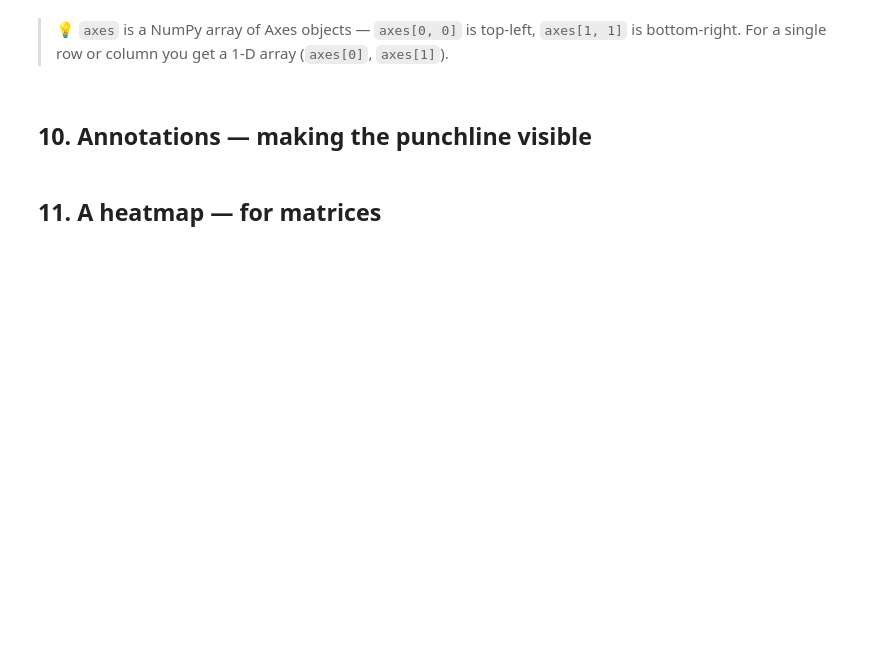
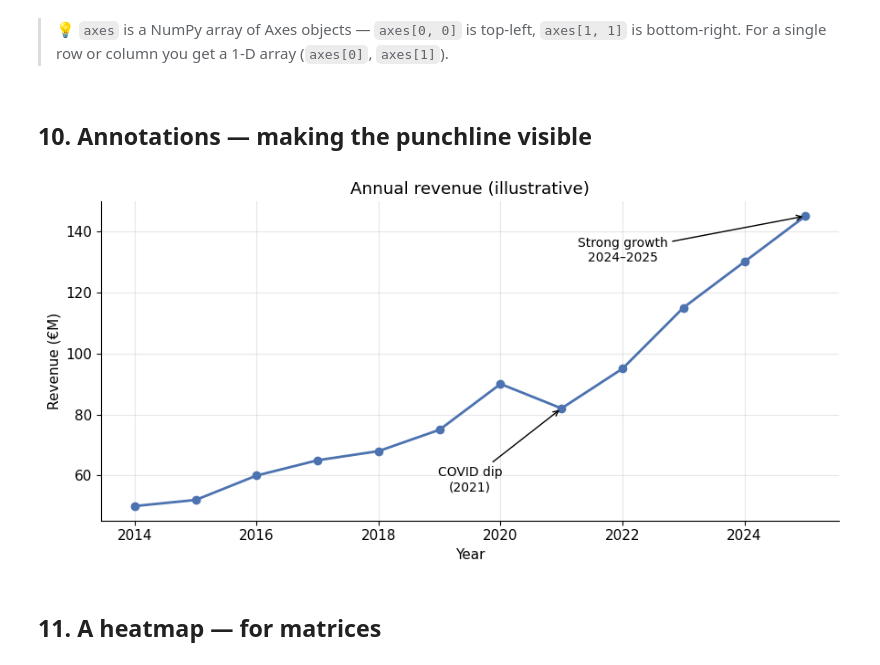
Before and after one commit to BridgingAISocietySummerSchools/Data-Science-AI-Python-Course, a Jupyter notebook: 02_advanced_self_learning/08_matplotlib_basics.ipynb, the cells around one changed output. Saved outputs shown, nothing was run; the diff lists cells and outputs as text; code cells hidden in the pictures; blank space fills up the shorter version.

```diff
--- a/02_advanced_self_learning/08_matplotlib_basics.ipynb
+++ b/02_advanced_self_learning/08_matplotlib_basics.ipynb
@@ -290,27 +310,29 @@ plt.show()
 # %%
 years  = np.arange(2014, 2026)
 values = np.array([50, 52, 60, 65, 68, 75, 90, 82, 95, 115, 130, 145])
 
 fig, ax = plt.subplots(figsize=(9, 4.5))
 ax.plot(years, values, marker="o", color="#4C72B0", linewidth=2)
 
 # Highlight the COVID dip
-ax.annotate("COVID dip\n(2022)",
-            xy=(2022, 82), xytext=(2020, 50),
+ax.annotate("COVID dip\n(2021)",
+            xy=(2021, 82), xytext=(2019.5, 55),
             arrowprops=dict(arrowstyle="->", color="black"),
             fontsize=10, ha="center")
 
 # Highlight the most recent jump
-ax.annotate("Strong growth\n2024-2025",
+ax.annotate("Strong growth\n2024–2025",
             xy=(2025, 145), xytext=(2022, 130),
             arrowprops=dict(arrowstyle="->", color="black"),
             fontsize=10, ha="center")
 
 ax.set_title("Annual revenue (illustrative)")
 ax.set_xlabel("Year")
 ax.set_ylabel("Revenue (€M)")
 plt.tight_layout()
 plt.show()
+# %% [output]
+[figure, added]
 # %% [markdown]
 ## 11. A heatmap — for matrices
 # %%
```
Also changed, not shown: parts of 14 cells of this notebook, 13 other files.
